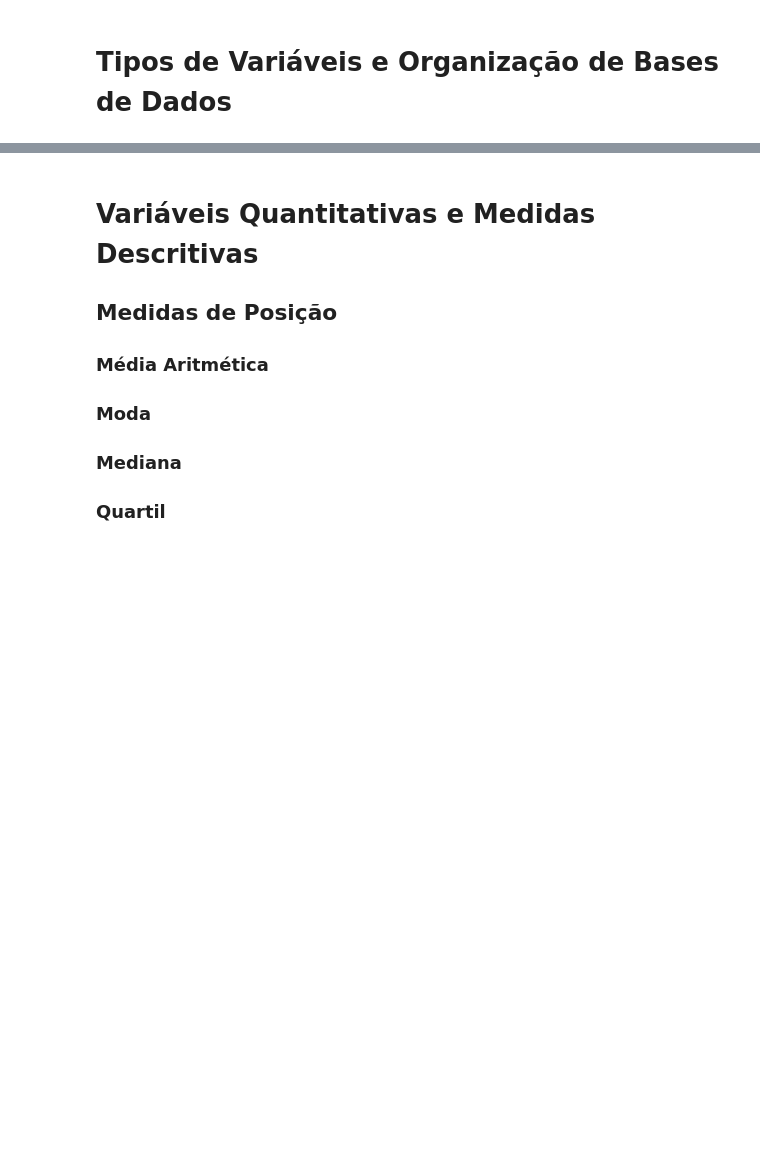
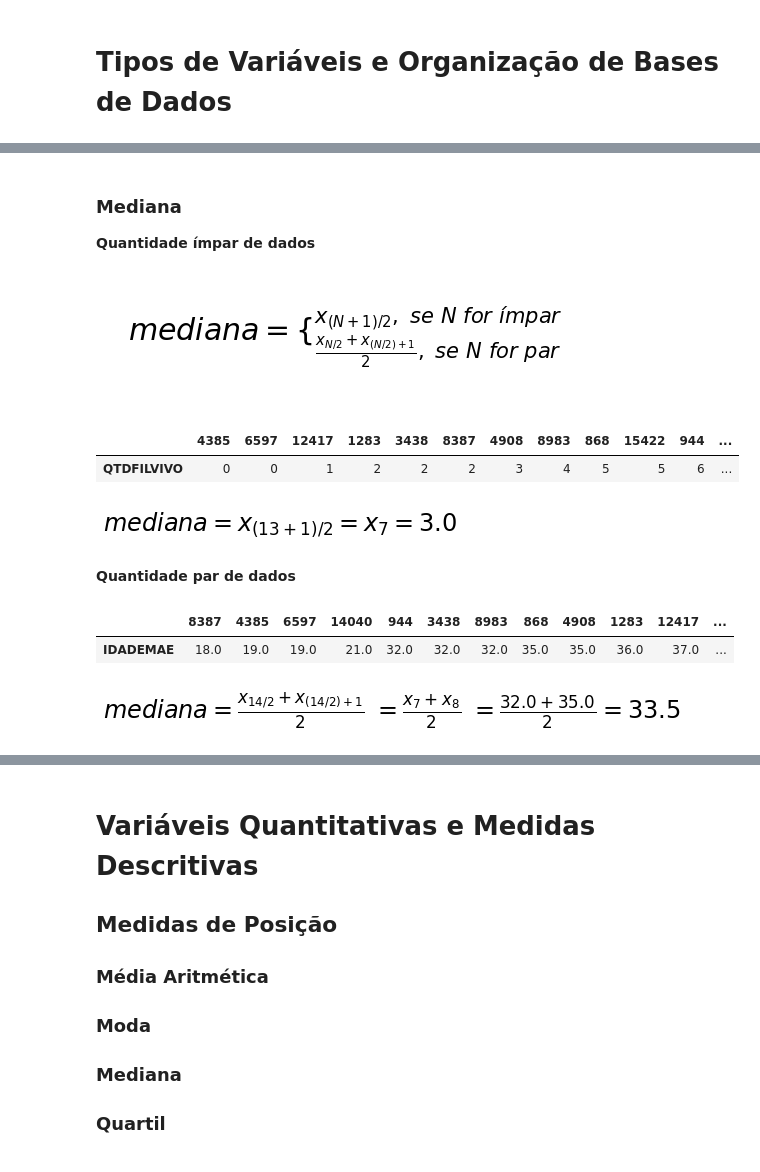
Before and after one commit to fesousa/analise-exploratoria-health-datascience, a Jupyter notebook: analise_explotatoria.ipynb, the cells around one changed output, grey strips where cells are left out. Drawn from its saved outputs; the diff is of its cells as text; code cells hidden in the pictures; blank space fills up the shorter version.

```diff
--- a/analise_explotatoria.ipynb
+++ b/analise_explotatoria.ipynb
@@ -320,0 +441,62 @@ campos_sinasc.loc[:'25',campos_sinasc.columns != 'IGNORADO'].sort_values(['TIPO1
+# %% [markdown]
+### Mediana
+
+**Quantidade ímpar de dados**
+# %%
+#@title Mediana - Equação
+plt.axes((0, 0, 0.1, 0.01), facecolor='w')
+plt.box(False)
+plt.xticks([])
+plt.yticks([])
+plt.title(r'$mediana = \{\genfrac{}{}{0}{}{x_{(N+1)/2},\/\/se\/\/N\/\/for\/\/ímpar}{\frac{x_{N/2}+x_{(N/2)+1}}{2},\/\/se\/\/N\/\/for\/\/par}$'+'\n',
+
+          fontdict={'fontsize':30,'horizontalalignment':'left'})
+plt.show()
+# %% [output]
+[figure, added]
+# %%
+#@title Quantidade de filhos vivos - dados ordenados
+viuvas_filhosvivos_sort.transpose()
+# %% [output]
+|  | 4385 | 6597 | 12417 | 1283 | 3438 | 8387 | 4908 | 8983 | 868 | 15422 | 944 | ... |
+| QTDFILVIVO | 0 | 0 | 1 | 2 | 2 | 2 | 3 | 4 | 5 | 5 | 6 | ... |
+# %%
+#@title Mediana da quantidade de filhos vivos
+
+#viuvas_filhosvivos_sort['QTDFILVIVO'].values[(viuvas_filhosvivos.shape[0])//2]
+
+plt.axes((0, 0, 0.1, 0.01), facecolor='w')
+plt.box(False)
+plt.xticks([])
+plt.yticks([])
+plt.title(r'$mediana = x_{('+str(viuvas_filhosvivos_sort.shape[0])+' + 1)/2} = x_{7} ='+str(mediana_fv)+r'$', fontdict={'fontsize':24})
+plt.show()
+# %% [output]
+[figure, added]
+# %% [markdown]
+**Quantidade par de dados**
+# %%
+#@title Idade das mães viúvas - ordenado
+viuvas_idade_sort.transpose()
+# %% [output]
+|  | 8387 | 4385 | 6597 | 14040 | 944 | 3438 | 8983 | 868 | 4908 | 1283 | 12417 | ... |
+| IDADEMAE | 18.0 | 19.0 | 19.0 | 21.0 | 32.0 | 32.0 | 32.0 | 35.0 | 35.0 | 36.0 | 37.0 | ... |
+# %%
+#@title Mediana da idade
+
+p1 = viuvas_idade_sort['IDADEMAE'].values[viuvas_idade_sort.shape[0]//2-1]
+p2 = viuvas_idade_sort['IDADEMAE'].values[viuvas_idade_sort.shape[0]//2]
+
+plt.axes((0, 0, 0.1, 0.01), facecolor='w')
+plt.box(False)
+plt.xticks([])
+plt.yticks([])
+plt.title(r'$mediana = \frac{x_{'+str(viuvas_idade_sort.shape[0])+'/2} + x_{('+str(viuvas_idade_sort.shape[0])+'/2) + 1}}{2} $'+' '
+          +r'$ =\frac{x_{'+str(viuvas_idade_sort.shape[0]//2)+'} + x_{'+str(viuvas_idade_sort.shape[0]//2+1)+'}}{2}  $'+' '
+          +r'$ =\frac{'+str(p1)+ '+' +str(p2)+'}{2}  ='+
+          str(mediana_id)+r'$', fontdict={'fontsize':24, 'horizontalalignment':'right'})
+
+
+plt.show()
+# %% [output]
+[figure, added]
```
Also changed, not shown: parts of 40 cells of this notebook, 1 other file.
